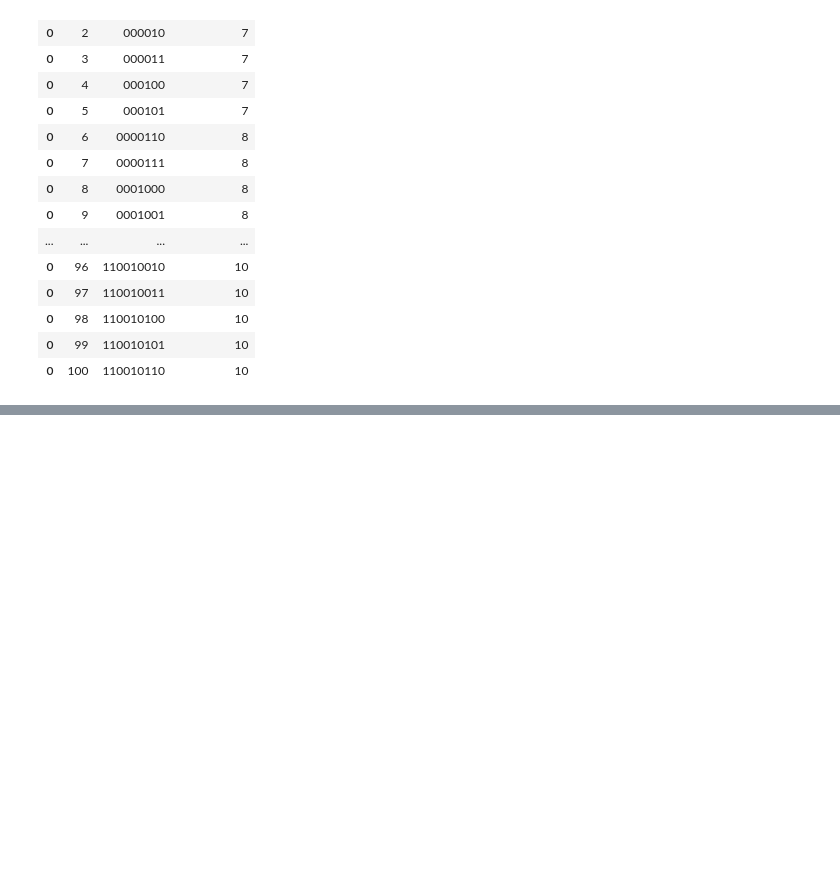
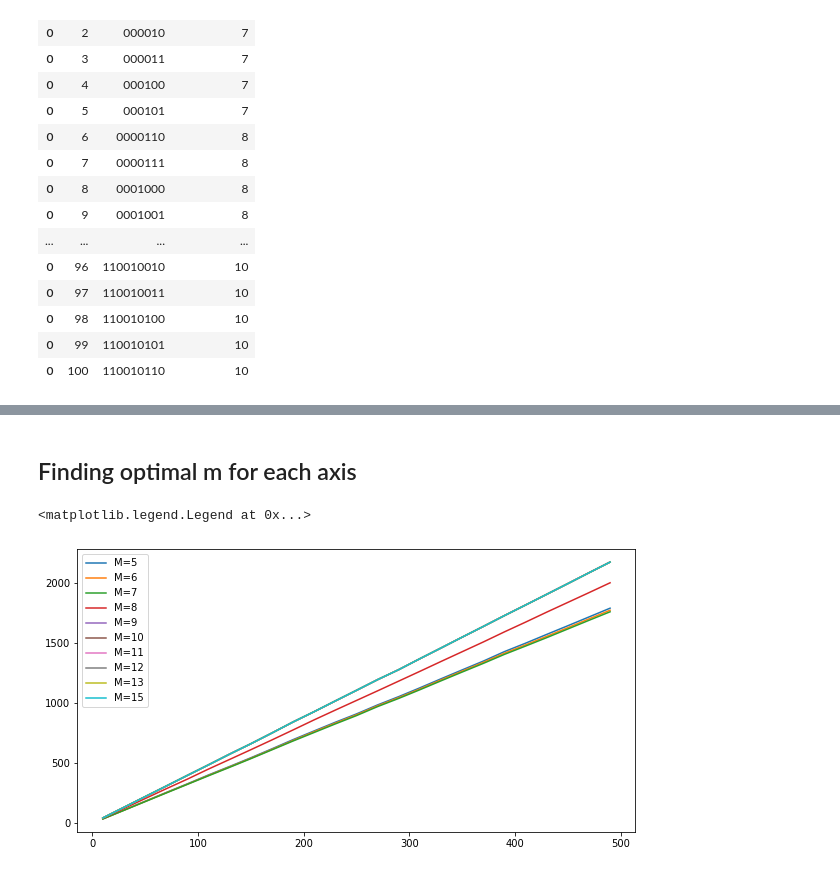
Before and after one commit to parth2480/data_compression, a Jupyter notebook: more_trials.ipynb, the cells around one changed output, grey strips where cells are left out. Saved outputs shown, nothing was run; the diff lists cells and outputs as text; code cells hidden in the pictures; blank space fills up the shorter version.

```diff
--- a/more_trials.ipynb
+++ b/more_trials.ipynb
@@ -1654,0 +1659,46 @@ plt.legend()
+# %% [markdown]
+## Finding optimal m for each axis
+# %%
+sample_size = list(range(10, 501, 20))
+mean_x3 = []
+mean_x4 = []
+mean_x5 = []
+mean_x6 = []
+mean_x7 = []
+mean_x8 = []
+mean_x9 = []
+mean_x10 = []
+mean_x11 = []
+mean_x12 = []
+mean_x13 = []
+mean_x15 = []
+
+for i in sample_size:
+    mean_x3.append(gol(i, x_values, m3_df, 200))
+    mean_x4.append(gol(i, x_values, m4_df, 200))
+    mean_x5.append(gol(i, x_values, m5_df, 200))
+    mean_x6.append(gol(i, x_values, m6_df, 200))
+    mean_x7.append(gol(i, x_values, m7_df, 200))
+    mean_x8.append(gol(i, x_values, m8_df, 200))
+    mean_x9.append(gol(i, x_values, m9_df, 200))
+    mean_x10.append(gol(i, x_values, m10_df, 200))
+    mean_x11.append(gol(i, x_values, m11_df, 200))
+    mean_x12.append(gol(i, x_values, m12_df, 200))
+    mean_x13.append(gol(i, x_values, m13_df, 200))
+    mean_x15.append(gol(i, x_values, m15_df, 200))
+
+plt.plot(sample_size, mean_x5, label='M=5')
+plt.plot(sample_size, mean_x6, label='M=6')
+plt.plot(sample_size, mean_x7, label='M=7')
+plt.plot(sample_size, mean_x8, label='M=8')
+plt.plot(sample_size, mean_x9, label='M=9')
+plt.plot(sample_size, mean_x10, label='M=10')
+plt.plot(sample_size, mean_x11, label='M=11')
+plt.plot(sample_size, mean_x12, label='M=12')
+plt.plot(sample_size, mean_x13, label='M=13')
+plt.plot(sample_size, mean_x15, label='M=15')
+plt.legend()
+plt.show()
+# %% [output]
+<matplotlib.legend.Legend at 0x...>
+[figure, added]
```
Also changed, not shown: parts of 16 cells of this notebook.
